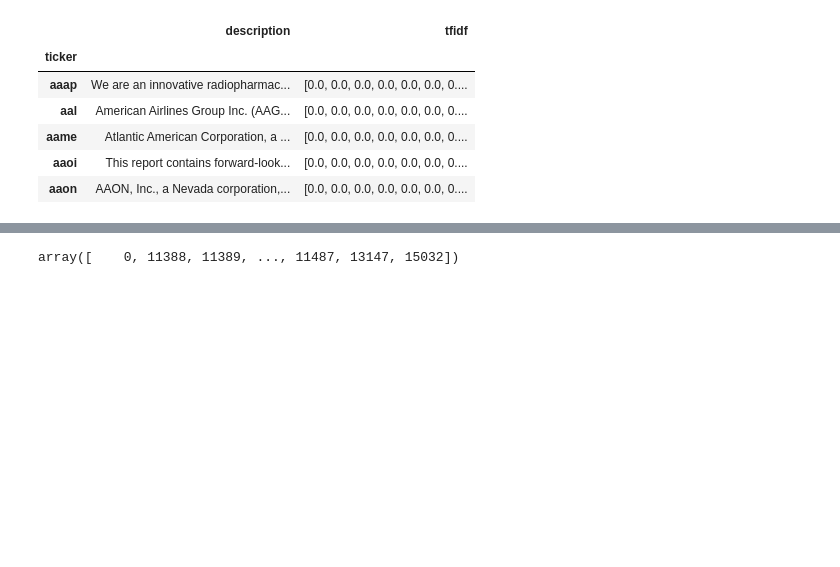
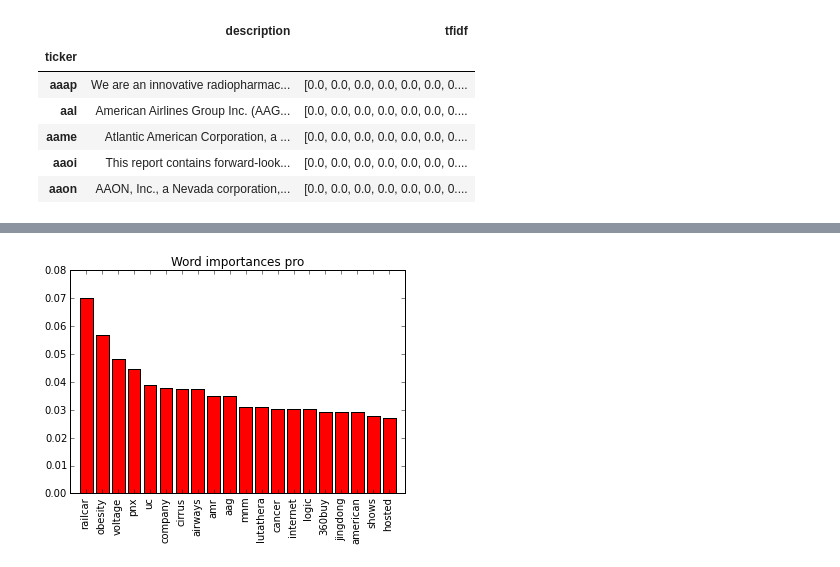
Before and after one commit to brian8128/gdelt_project, a Jupyter notebook: DataExtraction.ipynb, the cells around one changed output, grey strips where cells are left out. Saved outputs shown, nothing was run; the diff lists cells and outputs as text; code cells hidden in the pictures; blank space fills up the shorter version.

Commit message:
Axis of most important words to a given principle component

```diff
--- a/DataExtraction.ipynb
+++ b/DataExtraction.ipynb
@@ -93,6 +92,6 @@ company_df.head()
 company_df = company_df[company_df.description.apply(lambda x: len(x) > 100)]
 # %%
 n_components=25
-pca = PCA(n_components=n_components)
-pca.fit(X)
+factorization = PCA(n_components=n_components, whiten=True)
+factorization.fit(X)
 # %% [output]
@@ -102,17 +101,22 @@ comp_companies_pro = {}
 comp_companies_con = {}
 
 for component in range(n_components):
-    idx = np.argsort(pca.components_[component])[:15]
+    idx = np.argsort(factorization.components_[component])[:15]
     comp_companies_pro[component] = df.columns[idx]
     # print comp_companies[component]
     # print np.sort(pca.components_[component])[:20]
-    idx = np.argsort(pca.components_[component])[::-1][:15]
+    idx = np.argsort(factorization.components_[component])[::-1][:15]
     comp_companies_con[component] = df.columns[idx]
 # %%
-i = 3
+i = 1
 
-word_indicies_pro = company_df.ix[comp_companies_pro[i], :]['tfidf'].mean().argsort()[::-1][:25]
-print features[word_indicies_pro]
+importances_pro = company_df.ix[comp_companies_pro[i], :]['tfidf'].mean()
+word_indicies_pro = importances_pro.argsort()[::-1][:20]
+print "pro:"
+print "companies: ", comp_companies_pro[i]
+print "words: ", features[word_indicies_pro]
+print "word importances", importances_pro[word_indicies_pro]
+print ""
 
 word_indicies_con = company_df.ix[comp_companies_con[i], :]['tfidf'].mean().argsort()[::-1][:25]
 print features[word_indicies_con]
@@ -128,4 +141,15 @@ print features[word_indicies_con]
-# %%
-company_df.ix[comp_companies[i], :]['tfidf'].mean().argsort()
-# %% [output]
-array([    0, 11388, 11389, ..., 11487, 13147, 15032])
+# %%
+# TODO: Four similar graphs per principle component.  Company importances, word importances
+# for pro and con
+
+plt.figure()
+plt.title("Word importances pro")
+plt.bar(range(len(word_indicies_pro)), importances_pro[word_indicies_pro],
+       color="r", align="center")
+plt.xticks(range(len(word_indicies_pro)), features[word_indicies_pro])
+plt.xlim([-1, len(word_indicies_pro)])
+locs, labels = plt.xticks()
+plt.setp(labels, rotation=90)
+plt.show()
+# %% [output]
+[figure, added]
```
Also changed, not shown: parts of 16 cells of this notebook.
